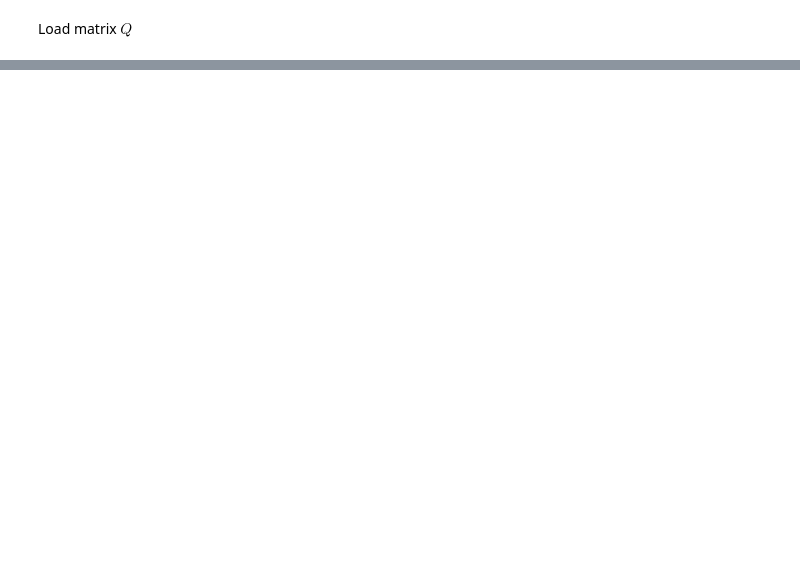
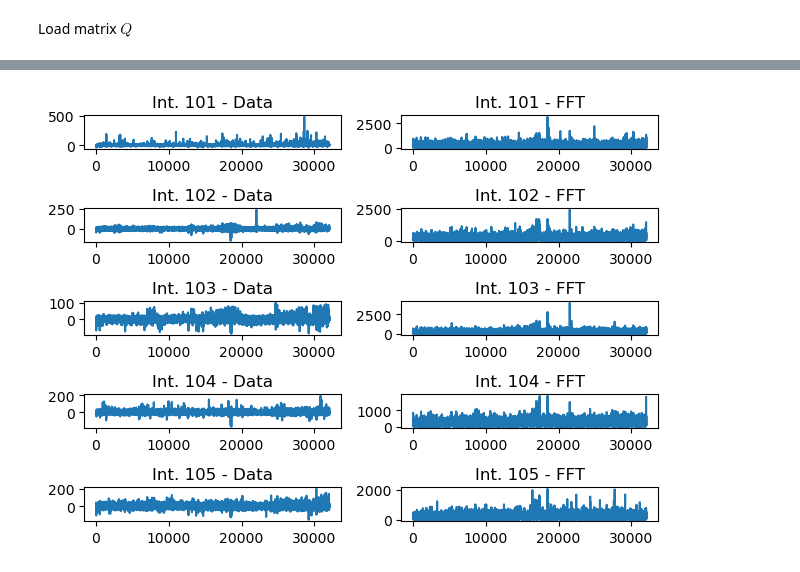
Before and after one commit to kolusask/IDP, a Jupyter notebook: 02_data_preprocessing.ipynb, the cells around one changed output, grey strips where cells are left out. Drawn from its saved outputs; the diff is of its cells as text; code cells hidden in the pictures; blank space fills up the shorter version.

```diff
--- a/02_data_preprocessing.ipynb
+++ b/02_data_preprocessing.ipynb
@@ -17,0 +54,8 @@ KeyboardInterrupt:
+# %%
+mat_q_resid = mat_q - mat_q_trend
+torch.save(mat_q_resid, 'mat_q_resid_excluded_missing.pt')
+
+mat_q_resid_fft_mag = torch.abs(torch.fft.fft(mat_q_resid, dim=1))
+plot_trend_and_fft(torch.real(mat_q_resid), mat_q_resid_fft_mag)
+# %% [output]
+[figure, added]
```
Also changed, not shown: parts of 6 cells of this notebook.
